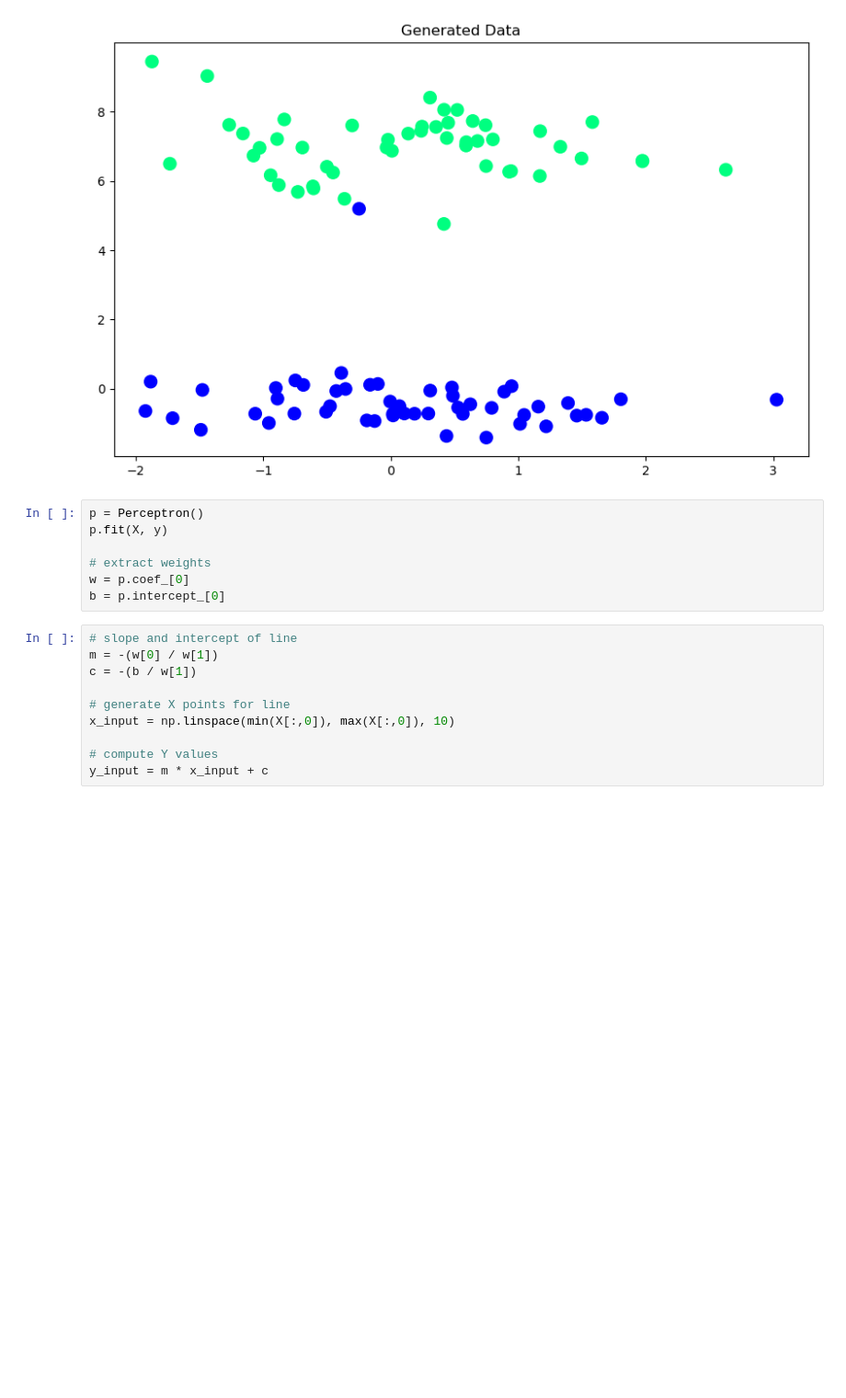
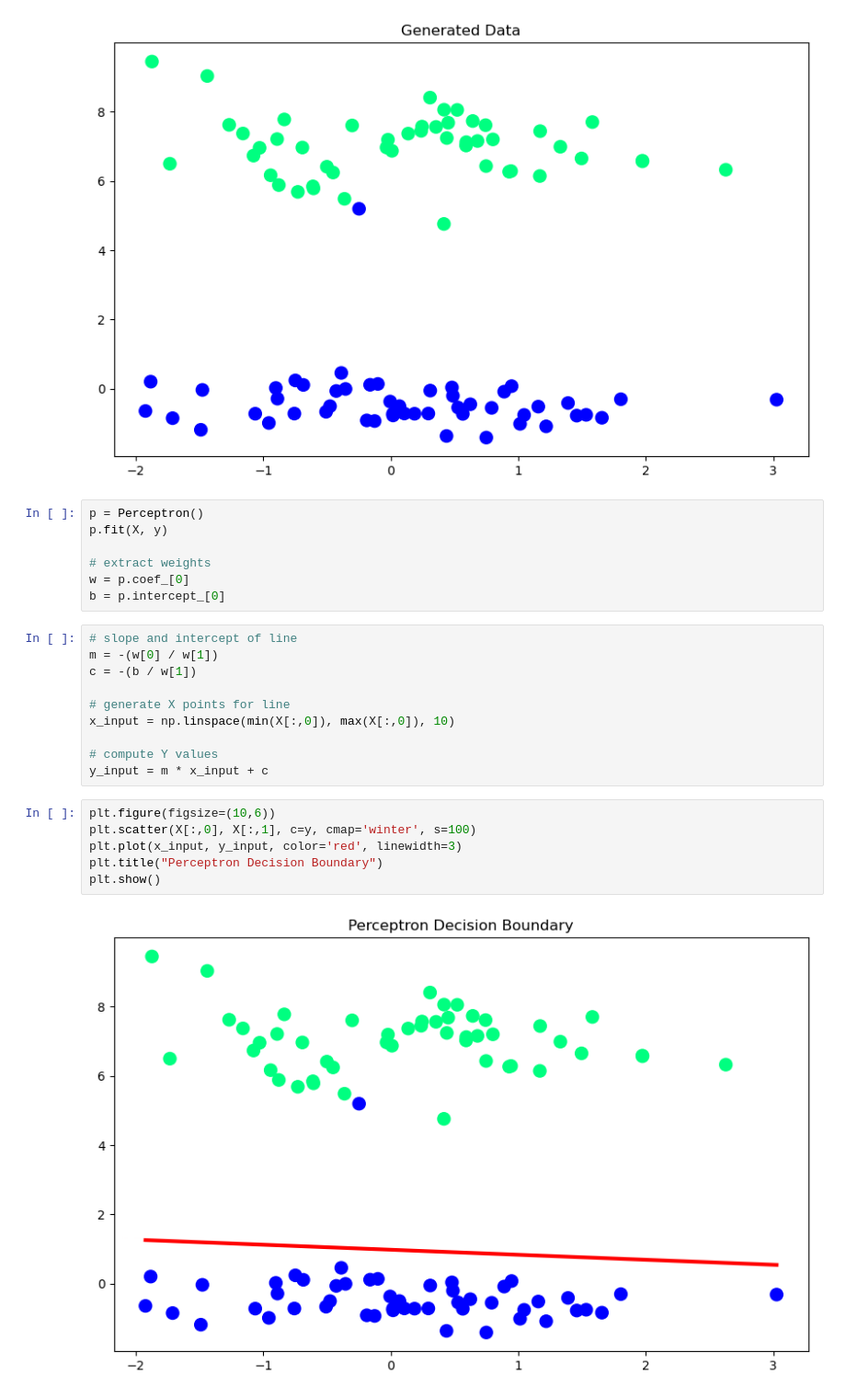
Before and after one commit to Samyak2605/MLDLAI, a Jupyter notebook: Perceptron Algorithm/Perceptron.ipynb, the cells around one changed output. Shown at 92% size. Drawn from its saved outputs; the diff is of its cells as text; blank space fills up the shorter version.

Commit message:
Plotted Data and Decision Boundary

```diff
--- a/Perceptron Algorithm/Perceptron.ipynb
+++ b/Perceptron Algorithm/Perceptron.ipynb
@@ -38,3 +38,11 @@ x_input = np.linspace(min(X[:,0]), max(X[:,0]), 10)
 
 # compute Y values
 y_input = m * x_input + c
+# %%
+plt.figure(figsize=(10,6))
+plt.scatter(X[:,0], X[:,1], c=y, cmap='winter', s=100)
+plt.plot(x_input, y_input, color='red', linewidth=3)
+plt.title("Perceptron Decision Boundary")
+plt.show()
+# %% [output]
+[figure, added]
```
